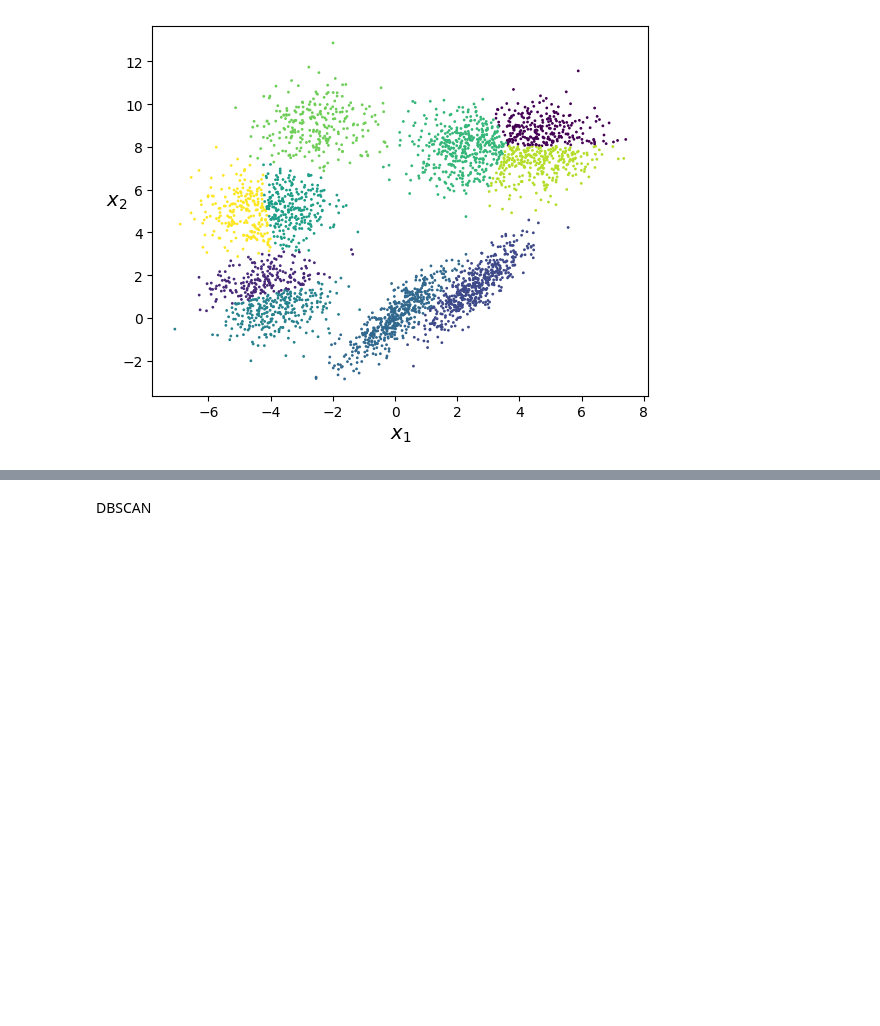
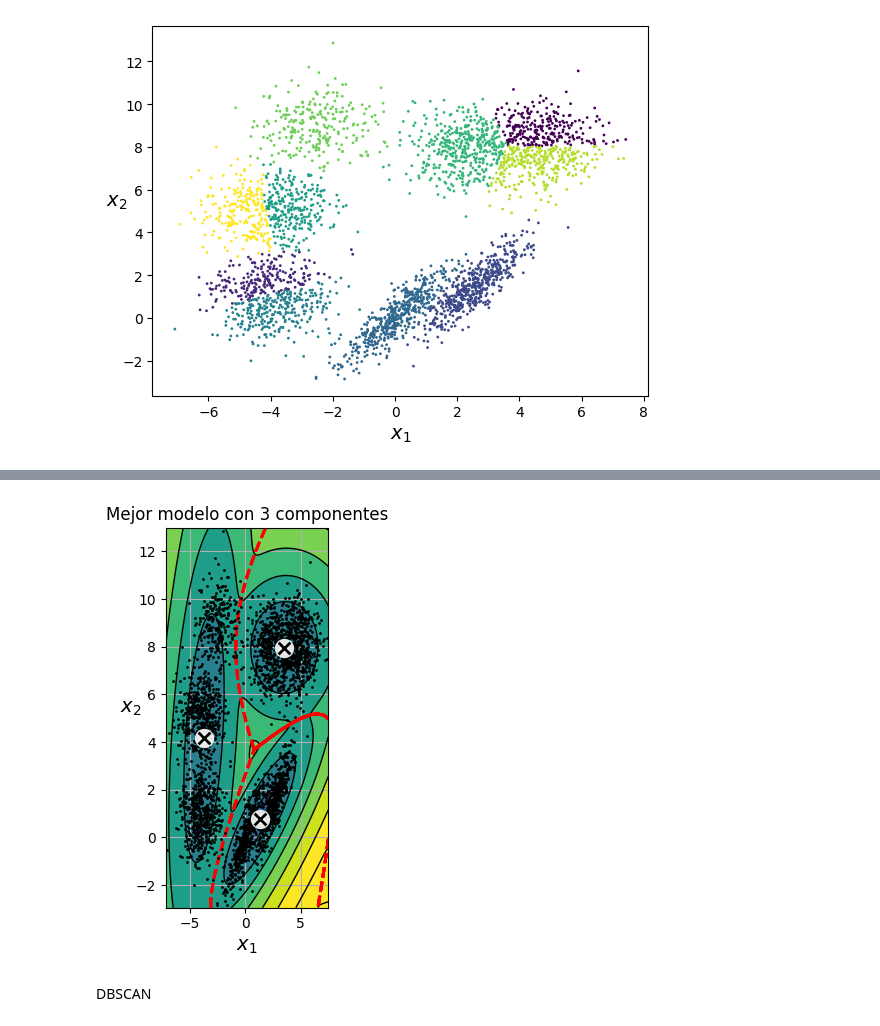
Before and after one commit to Paolatae2505/Practicas-AA, a Jupyter notebook: Practica07_AA.ipynb, the cells around one changed output, grey strips where cells are left out. Cells and saved outputs as stored; diff of their text form; code cells hidden in the pictures; blank space fills up the shorter version.

```diff
--- a/Practica07_AA.ipynb
+++ b/Practica07_AA.ipynb
@@ -397,3 +482,16 @@ plt.show()
+# %%
+plt.subplot(1, 3, 3)
+best_n_components = np.argmax(silhouette_scores) + 1
+best_gm = GaussianMixture(n_components=best_n_components, n_init=10, random_state=42)
+best_gm.fit(X_2)
+plot_gaussian_mixture(best_gm, X_2)
+plt.title(f'Mejor modelo con {best_n_components} componentes')
+plt.grid(True)
+
+plt.tight_layout()
+plt.show()
+# %% [output]
+[figure, added]
 # %% [markdown]
 DBSCAN
 # %%
```
Also changed, not shown: parts of 13 cells of this notebook.
